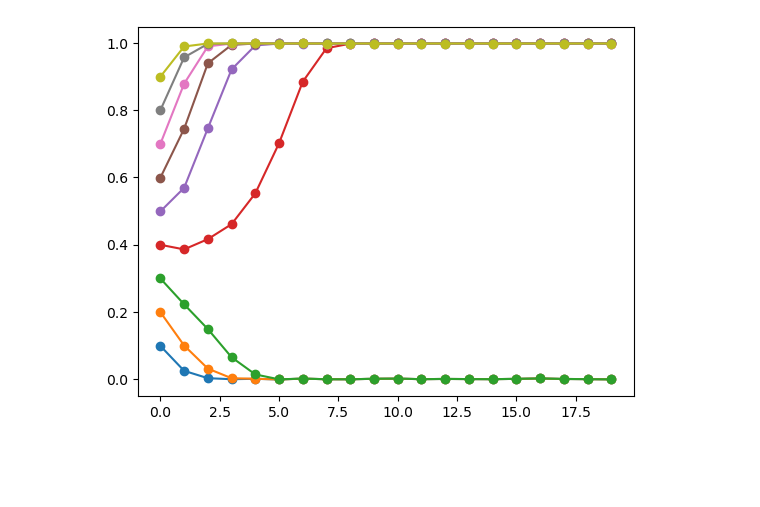
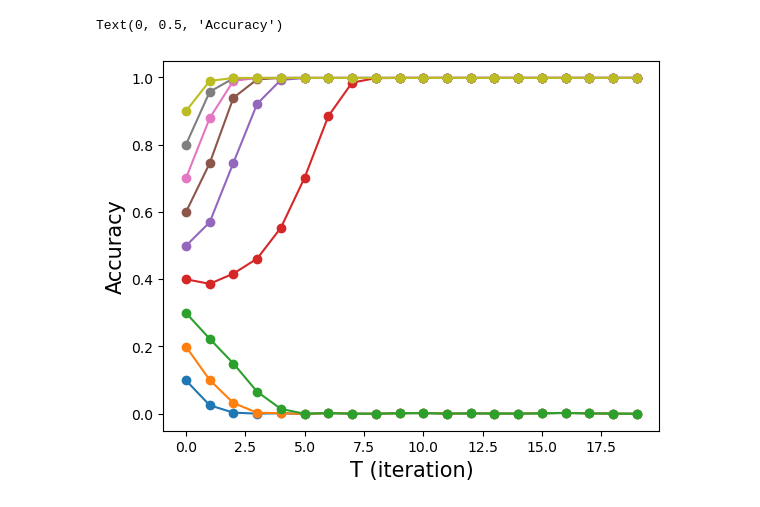
Before and after one commit to sumikawa-yuto-lang/attention_hopfield_vs_transformer, a Jupyter notebook: appendix/Hopfield.ipynb, the cells around one changed output. Cells and saved outputs as stored; diff of their text form; code cells hidden in the pictures; blank space fills up the shorter version.

```diff
--- a/appendix/Hopfield.ipynb
+++ b/appendix/Hopfield.ipynb
@@ -63,31 +63,35 @@ for m0 in m0_list:
             Rh = alpha/2 * Q[:t+1,:t+1]**2 # ノイズの共分散行列の評価
 
             [D,U] = np.linalg.eigh(Rh) # 固有値の桁落ちへの対応
             if min(D) < 1.0e-8:
                 Rh = Rh + (1.0e-8-min(D))*np.eye(t+1)
             L = np.linalg.cholesky(Rh) # 共分散行列をコレスキー分解
             phi[:t+1,:] = L@g1[:t+1,:] # 相関のあるガウス乱数の発生
             Sh = alpha*Q[:t+1,:t+1]*S[:t+1,:t+1].T # 応答関数
             [D2,U2] = np.linalg.eigh(Q[:t+1,:t+1]) # 固有値の桁落ちへの対応
             if min(D2) < 1.0e-8:
                  Q[:t+1,:t+1] = Q[:t+1,:t+1] + (1.0e-8-min(D2))*np.eye(t+1)
             L2 = np.linalg.cholesky(Q[:t+1,:t+1]) # 共分散行列をコレスキー分解
             z[:t+1] = np.sqrt(alpha/Nex)*L2 @g2[:t+1]
 
             h[t,:] = x[t,:].mean()**2 /2  + phi[t,:] - (Sh[:,t])@x[:t+1,:]
             #-alpha/2 * x[t,:] * np.sum(S[t,:t])
             #+  x[t,:] * z[t]   # 局所場の評価
             x[t+1,:]= np.sign(h[t,:]) # 次時刻の変数
             Q[:t+2,:t+2] = (x[:t+2,:]@x[:t+2,:].T)/Nex
 
             xphi = (x[t+1,:]*phi[:t+1,:]).mean(axis = 1) # [x phi] の平均
             S[t+1,:t+1] = -np.linalg.inv(Rh)@xphi # [\partial x/\partial \phi] = -[x ik] の評価
 
         m_list_list.append(m_list)
 
     m_array = np.array(m_list_list)
 
 
     ax.plot([n for n in range(int(T))], m_array.mean(axis=0), marker = 'o')
+
+ax.set_xlabel('T (iteration)',fontsize=15)
+ax.set_ylabel('Accuracy',fontsize=15)
 # %% [output]
+Text(0, 0.5, 'Accuracy')
-[figure, old version]
+[figure, new version]
```
